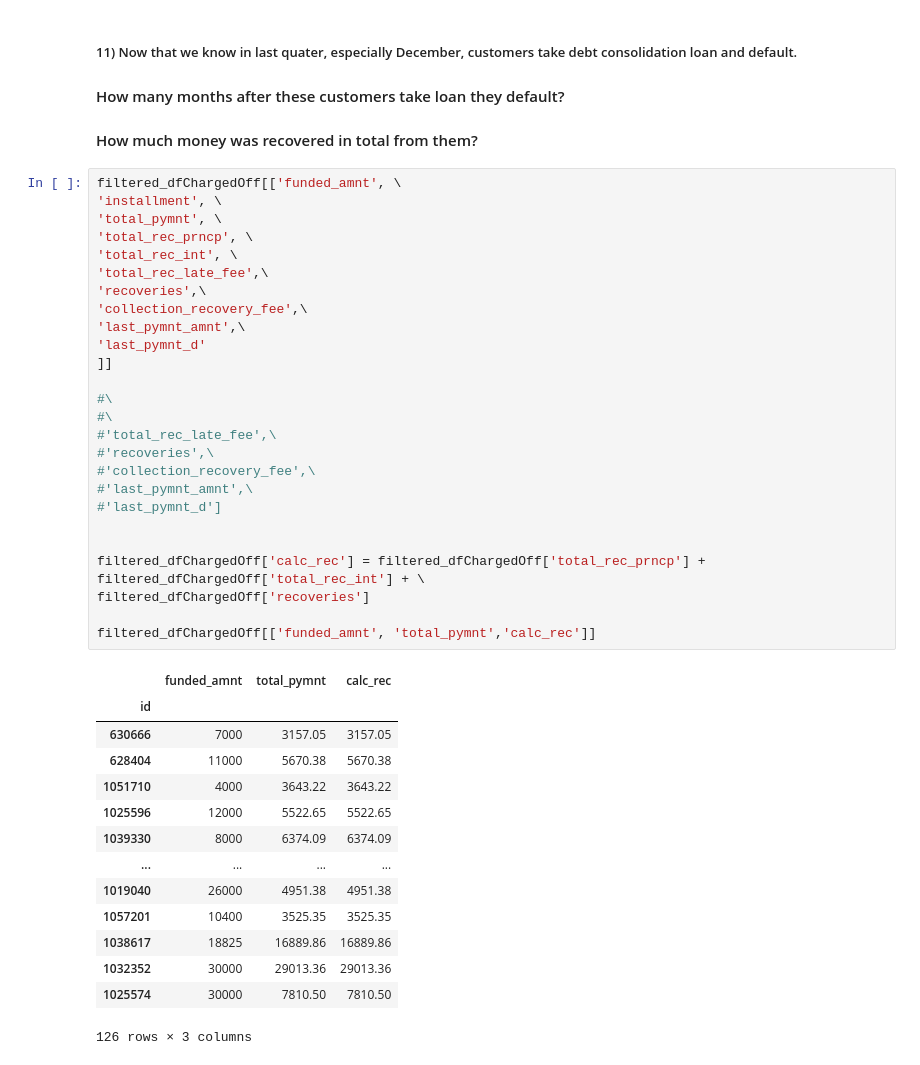
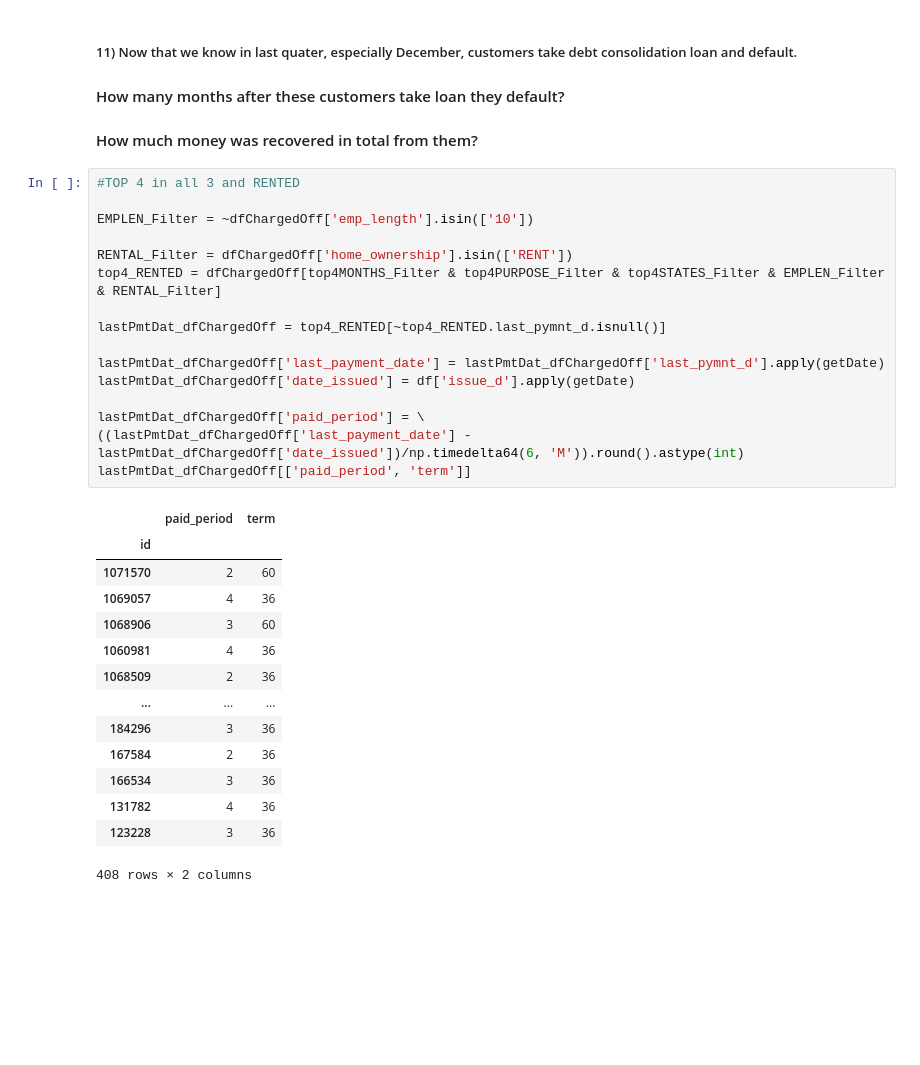
Before and after one commit to Kumaraguru-Muthuraj/_AIML_Code, a Jupyter notebook: _PythonNotebooks/_Course2_Statistics_Essentials/Mod6_Lendingclub_casestudy/LendingClub.ipynb, the cells around one changed output. Saved outputs shown, nothing was run; the diff lists cells and outputs as text; blank space fills up the shorter version.

```diff
--- a/_PythonNotebooks/_Course2_Statistics_Essentials/Mod6_Lendingclub_casestudy/LendingClub.ipynb
+++ b/_PythonNotebooks/_Course2_Statistics_Essentials/Mod6_Lendingclub_casestudy/LendingClub.ipynb
@@ -571,44 +572,34 @@ plt.show()
 ##### 11) Now that we know in last quater, especially December, customers take debt consolidation loan and default.
 #### How many months after these customers take loan they default?
 #### How much money was recovered in total from them?
-# %%
-filtered_dfChargedOff[['funded_amnt', \
-'installment', \
-'total_pymnt', \
-'total_rec_prncp', \
-'total_rec_int', \
-'total_rec_late_fee',\
-'recoveries',\
-'collection_recovery_fee',\
-'last_pymnt_amnt',\
-'last_pymnt_d'
-]]
-
-#\
-#\
-#'total_rec_late_fee',\
-#'recoveries',\
-#'collection_recovery_fee',\
-#'last_pymnt_amnt',\
-#'last_pymnt_d']
-
-
-filtered_dfChargedOff['calc_rec'] = filtered_dfChargedOff['total_rec_prncp'] + filtered_dfChargedOff['total_rec_int'] + \
-filtered_dfChargedOff['recoveries']
-
-filtered_dfChargedOff[['funded_amnt', 'total_pymnt','calc_rec']]
-# %% [output]
-|  | funded_amnt | total_pymnt | calc_rec |
-| id |  |  |  |
-| 630666 | 7000 | 3157.05 | 3157.05 |
-| 628404 | 11000 | 5670.38 | 5670.38 |
-| 1051710 | 4000 | 3643.22 | 3643.22 |
-| 1025596 | 12000 | 5522.65 | 5522.65 |
-| 1039330 | 8000 | 6374.09 | 6374.09 |
-| ... | ... | ... | ... |
-| 1019040 | 26000 | 4951.38 | 4951.38 |
-| 1057201 | 10400 | 3525.35 | 3525.35 |
-| 1038617 | 18825 | 16889.86 | 16889.86 |
-| 1032352 | 30000 | 29013.36 | 29013.36 |
-| 1025574 | 30000 | 7810.50 | 7810.50 |
-126 rows × 3 columns
+# %%
+#TOP 4 in all 3 and RENTED
+
+EMPLEN_Filter = ~dfChargedOff['emp_length'].isin(['10'])
+
+RENTAL_Filter = dfChargedOff['home_ownership'].isin(['RENT'])
+top4_RENTED = dfChargedOff[top4MONTHS_Filter & top4PURPOSE_Filter & top4STATES_Filter & EMPLEN_Filter & RENTAL_Filter]
+
+lastPmtDat_dfChargedOff = top4_RENTED[~top4_RENTED.last_pymnt_d.isnull()]
+
+lastPmtDat_dfChargedOff['last_payment_date'] = lastPmtDat_dfChargedOff['last_pymnt_d'].apply(getDate)
+lastPmtDat_dfChargedOff['date_issued'] = df['issue_d'].apply(getDate)
+
+lastPmtDat_dfChargedOff['paid_period'] = \
+((lastPmtDat_dfChargedOff['last_payment_date'] - lastPmtDat_dfChargedOff['date_issued'])/np.timedelta64(6, 'M')).round().astype(int)
+lastPmtDat_dfChargedOff[['paid_period', 'term']]
+# %% [output]
+|  | paid_period | term |
+| id |  |  |
+| 1071570 | 2 | 60 |
+| 1069057 | 4 | 36 |
+| 1068906 | 3 | 60 |
+| 1060981 | 4 | 36 |
+| 1068509 | 2 | 36 |
+| ... | ... | ... |
+| 184296 | 3 | 36 |
+| 167584 | 2 | 36 |
+| 166534 | 3 | 36 |
+| 131782 | 4 | 36 |
+| 123228 | 3 | 36 |
+408 rows × 2 columns
```
Also changed, not shown: parts of 4 cells of this notebook.
